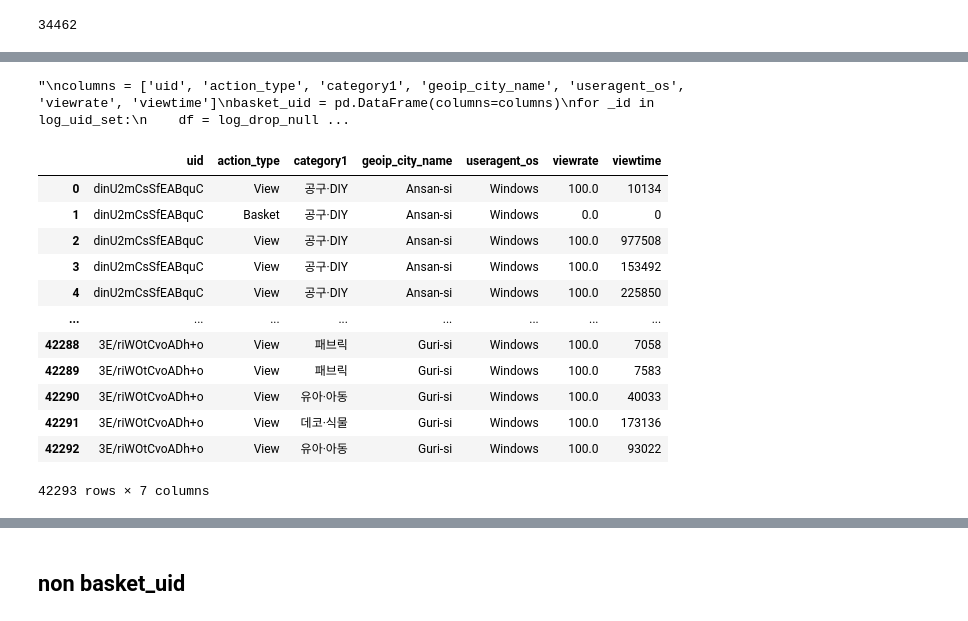
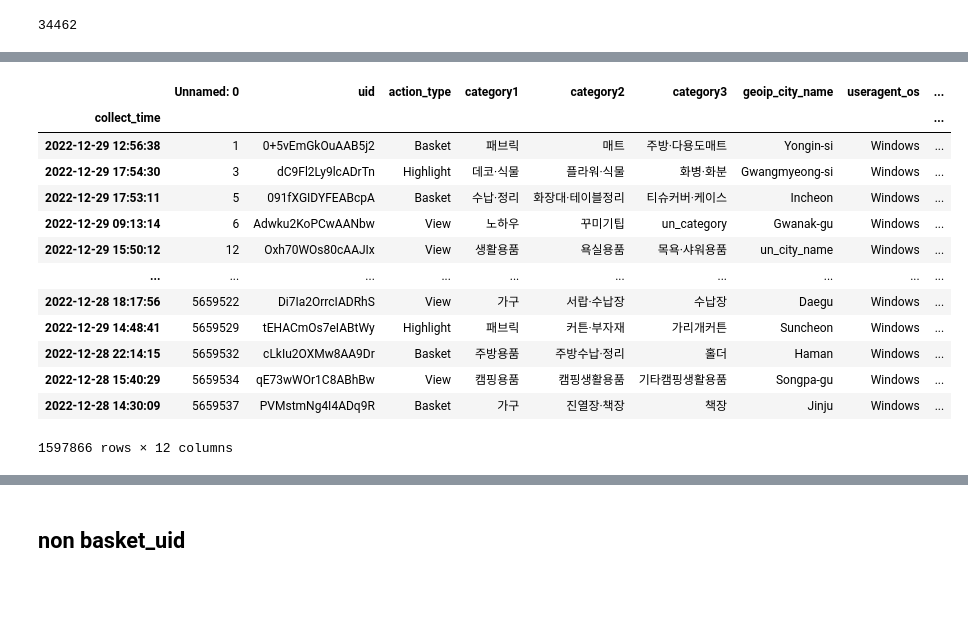
Before and after one commit to jaeseung11/A1_performance_factory_Aveners, a Jupyter notebook: sbk/log_data.ipynb, the cells around one changed output, grey strips where cells are left out. Drawn from its saved outputs; the diff is of its cells as text; code cells hidden in the pictures; blank space fills up the shorter version.

```diff
--- a/sbk/log_data.ipynb
+++ b/sbk/log_data.ipynb
@@ -455,42 +450,21 @@ array(['uid', 'action_type', 'category1', 'category2', 'category3',
-# %%
-# 강사님 이부분 피드백 부탁드립니다
-# for문이 돌아가는데 너무 오래걸립니다 ㅠㅠ
-# 혹시 빠르게 돌릴수 있을까요??? ㅠㅠ
-# 하루정도 걸리더라고요 ㅠㅠ
-# 시간이 너무 오래걸린다
-
-columns = log_drop_null.columns.values[1:]
-basket_uid = pd.DataFrame(columns=columns)
-for _id in log_uid_set:
-    df = log_drop_null.loc[log_drop_null['uid'] == _id]
-    basket_uid = basket_uid.append(pd.DataFrame(data=df, columns=columns), ignore_index=True)
-basket_uid
-# %% [output]
-"\ncolumns = ['uid', 'action_type', 'category1', 'geoip_city_name', 'useragent_os', 'viewrate', 'viewtime']\nbasket_uid = pd.DataFrame(columns=columns)\nfor _id in log_uid_set:\n    df = log_drop_null ...
-# %%
-random.seed(33)
-log_uid_set_1000 = random.sample(log_uid_set, 1000)
-
-columns = ['uid', 'action_type', 'category1', 'geoip_city_name', 'useragent_os', 'viewrate', 'viewtime']
-basket_uid = pd.DataFrame(columns=columns)
-for _id in log_uid_set_1000:
-    df = log_drop_null.loc[log_drop_null['uid'] == _id]
-    basket_uid = basket_uid.append(pd.DataFrame(data=df, columns=columns), ignore_index=True)
-basket_uid
-# %% [output]
-|  | uid | action_type | category1 | geoip_city_name | useragent_os | viewrate | viewtime |
-| 0 | dinU2mCsSfEABquC | View | 공구·DIY | Ansan-si | Windows | 100.0 | 10134 |
-| 1 | dinU2mCsSfEABquC | Basket | 공구·DIY | Ansan-si | Windows | 0.0 | 0 |
-| 2 | dinU2mCsSfEABquC | View | 공구·DIY | Ansan-si | Windows | 100.0 | 977508 |
-| 3 | dinU2mCsSfEABquC | View | 공구·DIY | Ansan-si | Windows | 100.0 | 153492 |
-| 4 | dinU2mCsSfEABquC | View | 공구·DIY | Ansan-si | Windows | 100.0 | 225850 |
-| ... | ... | ... | ... | ... | ... | ... | ... |
-| 42288 | 3E/riWOtCvoADh+o | View | 패브릭 | Guri-si | Windows | 100.0 | 7058 |
-| 42289 | 3E/riWOtCvoADh+o | View | 패브릭 | Guri-si | Windows | 100.0 | 7583 |
-| 42290 | 3E/riWOtCvoADh+o | View | 유아·아동 | Guri-si | Windows | 100.0 | 40033 |
-| 42291 | 3E/riWOtCvoADh+o | View | 데코·식물 | Guri-si | Windows | 100.0 | 173136 |
-| 42292 | 3E/riWOtCvoADh+o | View | 유아·아동 | Guri-si | Windows | 100.0 | 93022 |
-42293 rows × 7 columns
+# %%
+basket_uid = log_drop_null[log_drop_null['uid'].isin(log_uid_set)]
+basket_uid
+# %% [output]
+|  | Unnamed: 0 | uid | action_type | category1 | category2 | category3 | geoip_city_name | useragent_os | ... |
+| collect_time |  |  |  |  |  |  |  |  | ... |
+| 2022-12-29 12:56:38 | 1 | 0+5vEmGkOuAAB5j2 | Basket | 패브릭 | 매트 | 주방·다용도매트 | Yongin-si | Windows | ... |
+| 2022-12-29 17:54:30 | 3 | dC9Fl2Ly9lcADrTn | Highlight | 데코·식물 | 플라워·식물 | 화병·화분 | Gwangmyeong-si | Windows | ... |
+| 2022-12-29 17:53:11 | 5 | 091fXGIDYFEABcpA | Basket | 수납·정리 | 화장대·테이블정리 | 티슈커버·케이스 | Incheon | Windows | ... |
+| 2022-12-29 09:13:14 | 6 | Adwku2KoPCwAANbw | View | 노하우 | 꾸미기팁 | un_category | Gwanak-gu | Windows | ... |
+| 2022-12-29 15:50:12 | 12 | Oxh70WOs80cAAJIx | View | 생활용품 | 욕실용품 | 목욕·샤워용품 | un_city_name | Windows | ... |
+| ... | ... | ... | ... | ... | ... | ... | ... | ... | ... |
+| 2022-12-28 18:17:56 | 5659522 | Di7Ia2OrrcIADRhS | View | 가구 | 서랍·수납장 | 수납장 | Daegu | Windows | ... |
+| 2022-12-29 14:48:41 | 5659529 | tEHACmOs7eIABtWy | Highlight | 패브릭 | 커튼·부자재 | 가리개커튼 | Suncheon | Windows | ... |
+| 2022-12-28 22:14:15 | 5659532 | cLkIu2OXMw8AA9Dr | Basket | 주방용품 | 주방수납·정리 | 홀더 | Haman | Windows | ... |
+| 2022-12-28 15:40:29 | 5659534 | qE73wWOr1C8ABhBw | View | 캠핑용품 | 캠핑생활용품 | 기타캠핑생활용품 | Songpa-gu | Windows | ... |
+| 2022-12-28 14:30:09 | 5659537 | PVMstmNg4I4ADq9R | Basket | 가구 | 진열장·책장 | 책장 | Jinju | Windows | ... |
+1597866 rows × 12 columns
 # %%
 for col in list(basket_uid.columns):
     print(col)
```
Also changed, not shown: parts of 36 cells of this notebook, 1 other file.
